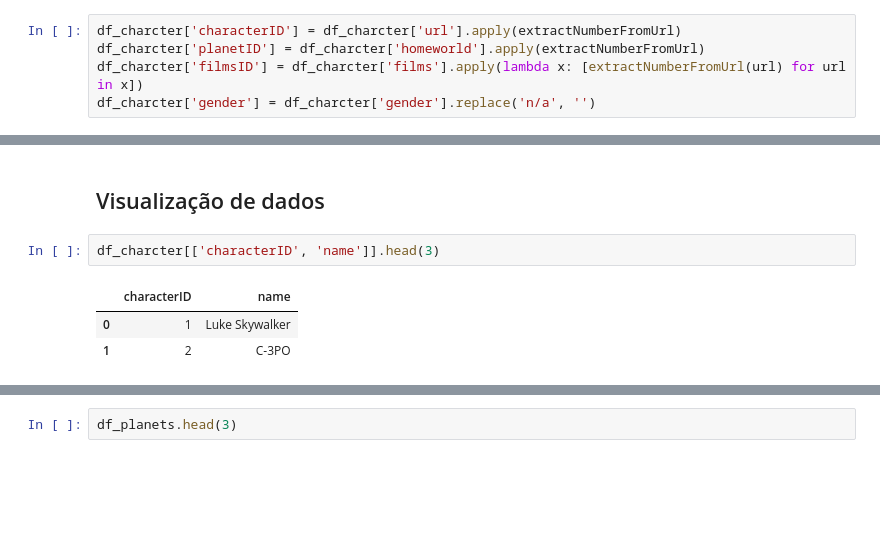
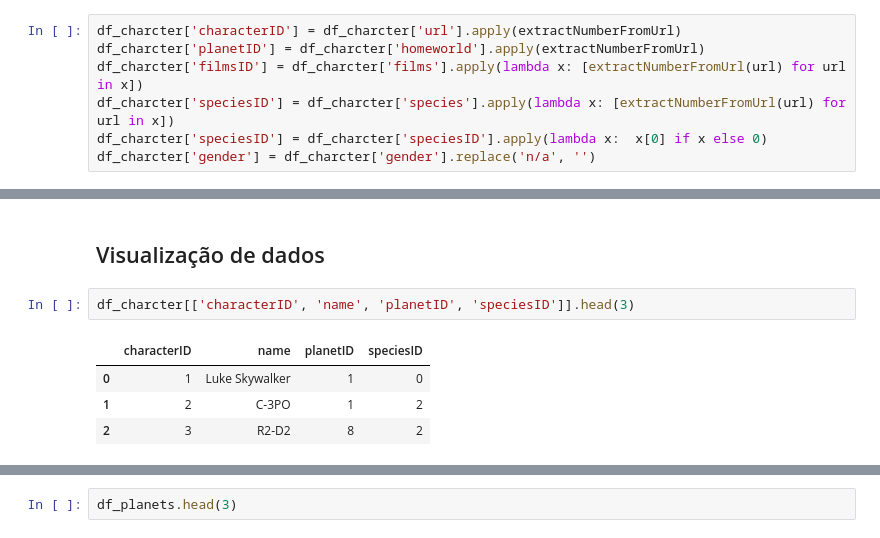
Before and after one commit to NIcknameInvalido/star_wars, a Jupyter notebook: app.ipynb, the cells around one changed output, grey strips where cells are left out. Saved outputs shown, nothing was run; the diff lists cells and outputs as text; blank space fills up the shorter version.

```diff
--- a/app.ipynb
+++ b/app.ipynb
@@ -38,6 +42,8 @@ def extractNumberFromUrl(url):
 df_charcter['characterID'] = df_charcter['url'].apply(extractNumberFromUrl)
 df_charcter['planetID'] = df_charcter['homeworld'].apply(extractNumberFromUrl)
 df_charcter['filmsID'] = df_charcter['films'].apply(lambda x: [extractNumberFromUrl(url) for url in x])
+df_charcter['speciesID'] = df_charcter['species'].apply(lambda x: [extractNumberFromUrl(url) for url in x])
+df_charcter['speciesID'] = df_charcter['speciesID'].apply(lambda x:  x[0] if x else 0)
 df_charcter['gender'] = df_charcter['gender'].replace('n/a', '')
 # %% [markdown]
 ### Tratamento do dataframe Planets
@@ -55,9 +61,10 @@ df_films['species'] = df_films['species'].apply(lambda x: [extractNumberFromUrl(
 # %% [markdown]
 ## Visualização de dados
 # %%
-df_charcter[['characterID', 'name']].head(3)
+df_charcter[['characterID', 'name', 'planetID', 'speciesID']].head(3)
 # %% [output]
-|  | characterID | name |
-| 0 | 1 | Luke Skywalker |
-| 1 | 2 | C-3PO |
+|  | characterID | name | planetID | speciesID |
+| 0 | 1 | Luke Skywalker | 1 | 0 |
+| 1 | 2 | C-3PO | 1 | 2 |
+| 2 | 3 | R2-D2 | 8 | 2 |
 # %%
```
Also changed, not shown: parts of 5 cells of this notebook.
